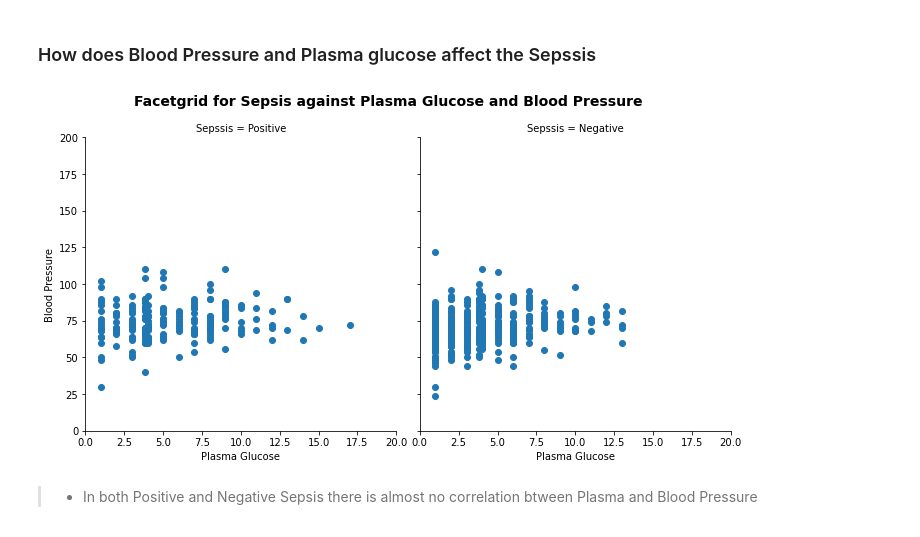
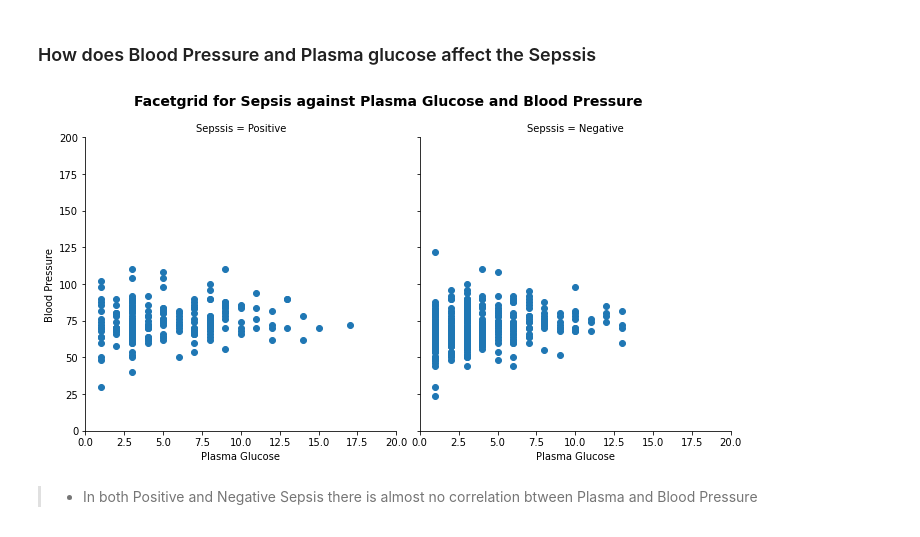
Before and after one commit to Bright136/Embedding-a-Machine-Learning-Model-into-a-Web-Application, a Jupyter notebook: dev/notebooks/Sepssis_dataset_exploation.ipynb, the cells around one changed output. Drawn from its saved outputs; the diff is of its cells as text; code cells hidden in the pictures.

```diff
--- a/dev/notebooks/Sepssis_dataset_exploation.ipynb
+++ b/dev/notebooks/Sepssis_dataset_exploation.ipynb
@@ -194,0 +224,6 @@ Count of zeros in Column  Insurance : 188
+# %%
+# replace the zeros
+data = data.replace(0, data.median())
+
+# display the head
+data.head()
@@ -288,6 +340,0 @@ data = df.copy()
-# %%
-# replace the zeros
-data = data.replace(0, data.mean())
-
-# display the head
-data.head()
@@ -323,15 +390,15 @@ Please, read [this article](https://towardsdatascience.com/8-seaborn-plots-for-u
 # %%
 # function to create a new column 'Bmi'
 def create_bmi_range(row):
-    if (row['M11'] <= 18.5):
+    if (row['Body Mass Index'] <= 18.5):
         return 'Under Weight'
-    elif (row['M11'] > 18.5) and (row['M11'] <= 24.9):
+    elif (row['Body Mass Index'] > 18.5) and (row['Body Mass Index'] <= 24.9):
         return 'Healthy Weight'
-    elif (row['M11'] > 24.9) and (row['M11'] <= 29.9):
+    elif (row['Body Mass Index'] > 24.9) and (row['Body Mass Index'] <= 29.9):
         return 'Over Weight'
-    elif (row['M11'] > 29.9) and (row['M11'] < 40):
+    elif (row['Body Mass Index'] > 29.9) and (row['Body Mass Index'] < 40):
         return 'Obesity'
-    elif row['M11'] >= 40:
+    elif row['Body Mass Index'] >= 40:
         return 'Severe Obesity'
 # %%
 data['BMI Ranges'] = data.apply(create_bmi_range, axis=1)
@@ -365,11 +432,11 @@ plt.xlim(0, 80);
 # %%
 # create a function to create a new column called blood pressure ranges
 def blood_pressure_ranges(row):
-    if row.PR < 80:
+    if row['Blood Pressure'] < 80:
         return 'normal'
-    elif row.PR >= 80 and row.PR <= 89:
+    elif row['Blood Pressure'] >= 80 and row['Blood Pressure'] <= 89:
         return 'elevated'
-    elif row.PR >= 90:
+    elif row['Blood Pressure'] >= 90:
         return 'high'
 # %%
 # create new column
@@ -464,11 +531,11 @@ def plot_facet_grid(data, x, y, z, title, xlabel, ylabel):
 #     facet.fig.suptitle(title, )
     plt.show()
 # %%
-facet_sepssis = plot_facet_grid(data, 'PRG', 'PR', 'Sepssis',
+facet_sepssis = plot_facet_grid(data, 'Plasma Glucose', 'Blood Pressure', 'Sepssis',
                                   'Facetgrid for Sepsis against Plasma Glucose and Blood Pressure', \
                                   'Plasma Glucose', 'Blood Pressure')
 facet_sepssis
 # %% [output]
-[figure, old version]
+[figure, new version]
 # %% [markdown]
 >- In both Positive and Negative Sepsis there is almost no correlation btween Plasma and Blood Pressure
```
Also changed, not shown: parts of 135 cells of this notebook.
